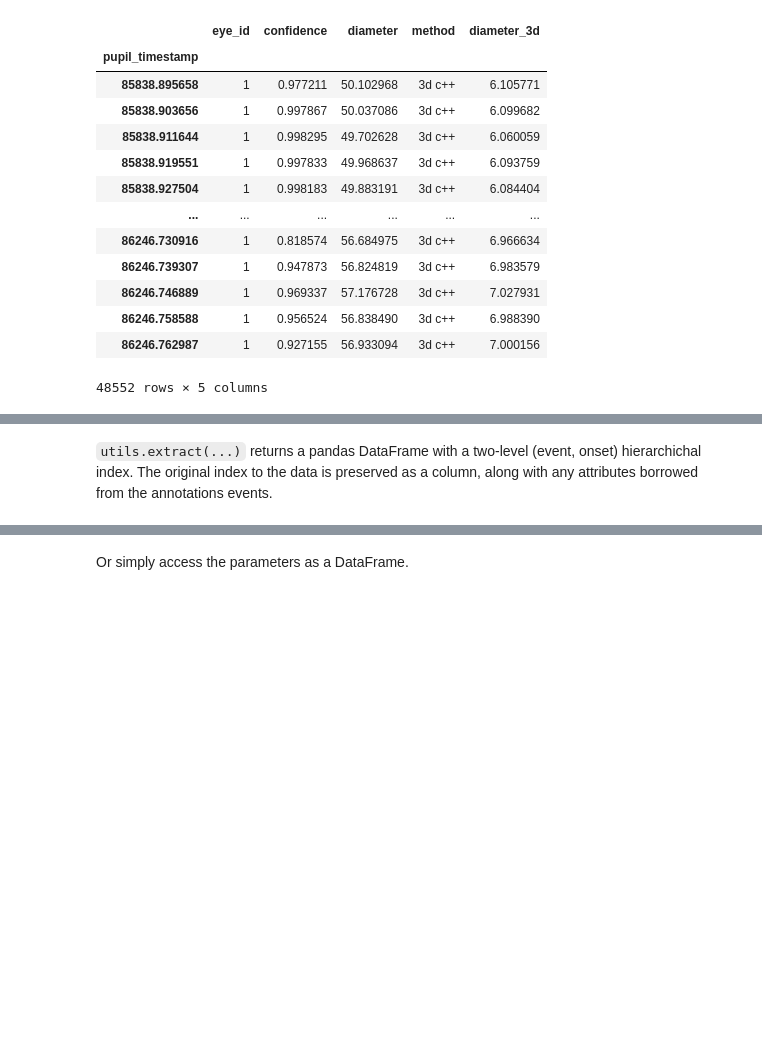
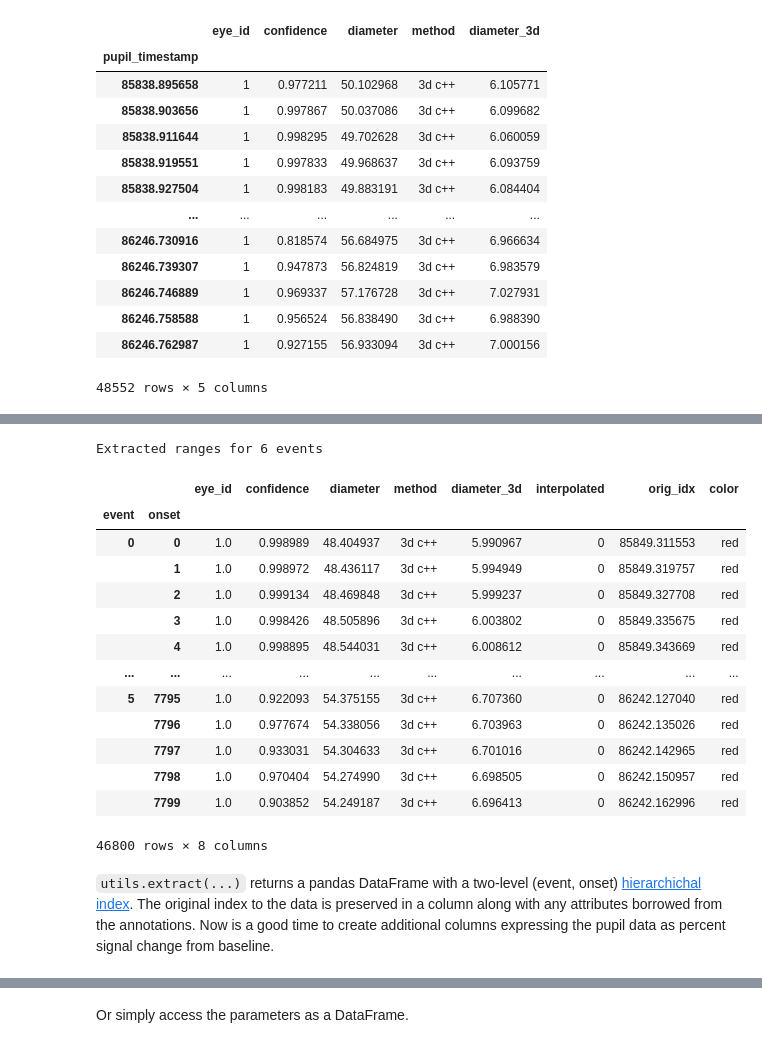
Before and after one commit to PyPlr/cvd_pupillometry, a Jupyter notebook: docs/04d_analysis.ipynb, the cells around one changed output, grey strips where cells are left out. Cells and saved outputs as stored; diff of their text form; code cells hidden in the pictures; blank space fills up the shorter version.

```diff
--- a/docs/04d_analysis.ipynb
+++ b/docs/04d_analysis.ipynb
@@ -187,2 +147,32 @@ Extracted ranges for 6 events
+# %%
+# Number of samples to extract and which sample
+# should mark the onset of the event
+DURATION = 7800
+ONSET_IDX = 600
+
+# Extract the event ranges
+ranges = utils.extract(
+    samples,
+    events,
+    offset=-ONSET_IDX,
+    duration=DURATION,
+    borrow_attributes=['color'])
+ranges
+# %% [output]
+Extracted ranges for 6 events
+|  |  | eye_id | confidence | diameter | method | diameter_3d | interpolated | orig_idx | color |
+| event | onset |  |  |  |  |  |  |  |  |
+| 0 | 0 | 1.0 | 0.998989 | 48.404937 | 3d c++ | 5.990967 | 0 | 85849.311553 | red |
+|  | 1 | 1.0 | 0.998972 | 48.436117 | 3d c++ | 5.994949 | 0 | 85849.319757 | red |
+|  | 2 | 1.0 | 0.999134 | 48.469848 | 3d c++ | 5.999237 | 0 | 85849.327708 | red |
+|  | 3 | 1.0 | 0.998426 | 48.505896 | 3d c++ | 6.003802 | 0 | 85849.335675 | red |
+|  | 4 | 1.0 | 0.998895 | 48.544031 | 3d c++ | 6.008612 | 0 | 85849.343669 | red |
+| ... | ... | ... | ... | ... | ... | ... | ... | ... | ... |
+| 5 | 7795 | 1.0 | 0.922093 | 54.375155 | 3d c++ | 6.707360 | 0 | 86242.127040 | red |
+|  | 7796 | 1.0 | 0.977674 | 54.338056 | 3d c++ | 6.703963 | 0 | 86242.135026 | red |
+|  | 7797 | 1.0 | 0.933031 | 54.304633 | 3d c++ | 6.701016 | 0 | 86242.142965 | red |
+|  | 7798 | 1.0 | 0.970404 | 54.274990 | 3d c++ | 6.698505 | 0 | 86242.150957 | red |
+|  | 7799 | 1.0 | 0.903852 | 54.249187 | 3d c++ | 6.696413 | 0 | 86242.162996 | red |
+46800 rows × 8 columns
 # %% [markdown]
-``utils.extract(...)`` returns a pandas DataFrame with a two-level (event, onset) hierarchichal index. The original index to the data is preserved as a column, along with any attributes borrowed from the annotations events.
+``utils.extract(...)`` returns a pandas DataFrame with a two-level (event, onset) [hierarchichal index](https://pandas.pydata.org/pandas-docs/stable/user_guide/advanced.html). The original index to the data is preserved in a column along with any attributes borrowed from the annotations. Now is a good time to create additional columns expressing the pupil data as percent signal change from baseline.
```
Also changed, not shown: parts of 14 cells of this notebook, 15 other files.
